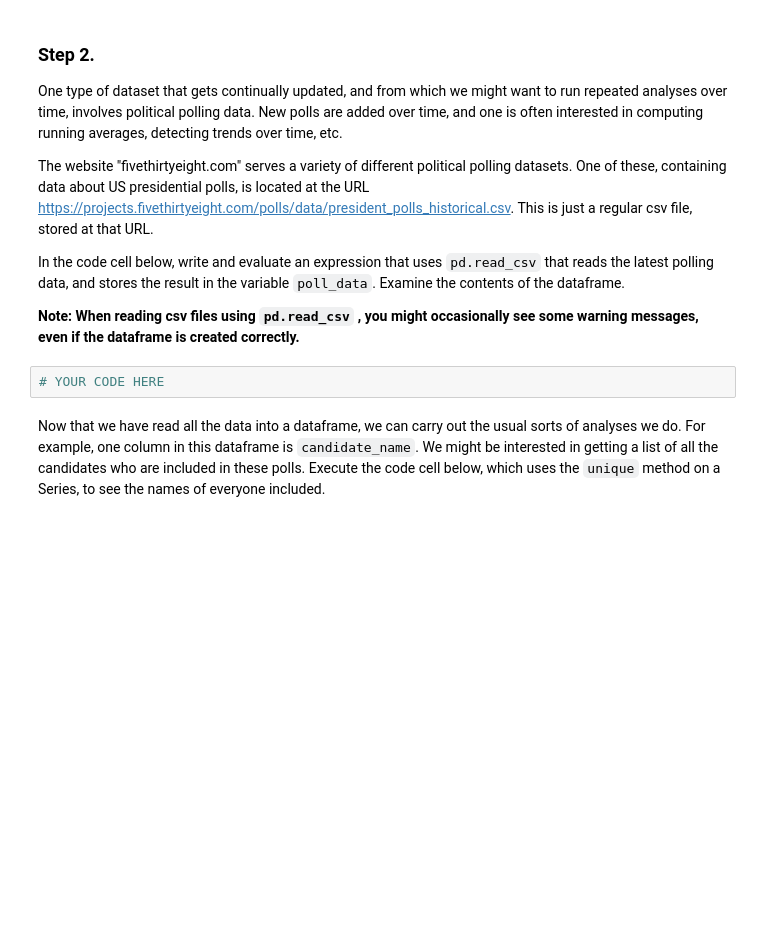
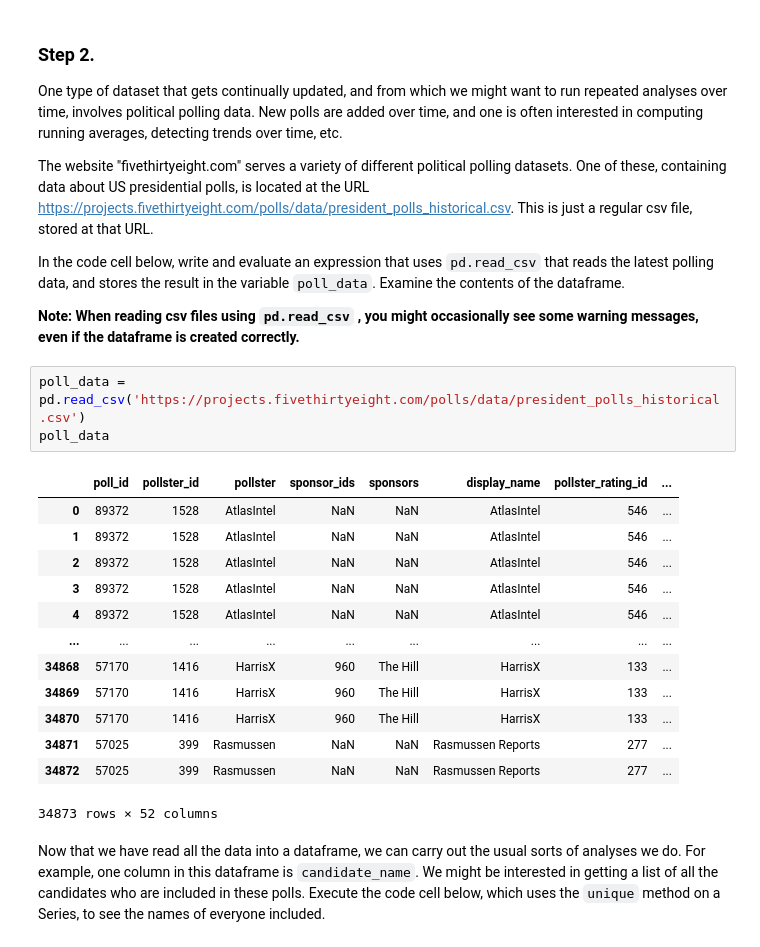
Before and after one commit to brownieboi3128/CIS_340, a Jupyter notebook: 3/3.11/demo/Demo3.11_ReadURL.ipynb, the cells around one changed output. Drawn from its saved outputs; the diff is of its cells as text; blank space fills up the shorter version.

````diff
--- a/3/3.11/demo/Demo3.11_ReadURL.ipynb
+++ b/3/3.11/demo/Demo3.11_ReadURL.ipynb
@@ -38,8 +56,23 @@ The website "fivethirtyeight.com" serves a variety of different political pollin
 In the code cell below, write and evaluate an expression that uses ```pd.read_csv``` that reads the latest polling data, and stores the result in the variable ```poll_data```.  Examine the contents of the dataframe.
 
 <b>Note: When reading csv files using ```pd.read_csv``` , you might occasionally see some warning messages, even if the dataframe is created correctly.
-# %%
-# YOUR CODE HERE
+# %%
+poll_data = pd.read_csv('https://projects.fivethirtyeight.com/polls/data/president_polls_historical.csv')
+poll_data
+# %% [output]
+|  | poll_id | pollster_id | pollster | sponsor_ids | sponsors | display_name | pollster_rating_id | ... |
+| 0 | 89372 | 1528 | AtlasIntel | NaN | NaN | AtlasIntel | 546 | ... |
+| 1 | 89372 | 1528 | AtlasIntel | NaN | NaN | AtlasIntel | 546 | ... |
+| 2 | 89372 | 1528 | AtlasIntel | NaN | NaN | AtlasIntel | 546 | ... |
+| 3 | 89372 | 1528 | AtlasIntel | NaN | NaN | AtlasIntel | 546 | ... |
+| 4 | 89372 | 1528 | AtlasIntel | NaN | NaN | AtlasIntel | 546 | ... |
+| ... | ... | ... | ... | ... | ... | ... | ... | ... |
+| 34868 | 57170 | 1416 | HarrisX | 960 | The Hill | HarrisX | 133 | ... |
+| 34869 | 57170 | 1416 | HarrisX | 960 | The Hill | HarrisX | 133 | ... |
+| 34870 | 57170 | 1416 | HarrisX | 960 | The Hill | HarrisX | 133 | ... |
+| 34871 | 57025 | 399 | Rasmussen | NaN | NaN | Rasmussen Reports | 277 | ... |
+| 34872 | 57025 | 399 | Rasmussen | NaN | NaN | Rasmussen Reports | 277 | ... |
+34873 rows × 52 columns
 # %% [markdown]
 Now that we have read all the data into a dataframe, we can carry out the usual sorts of analyses we do.  For example, one column in this dataframe is ```candidate_name```.  We might be interested in getting a list of all the candidates who are included in these polls.  Execute the code cell below, which uses the <code>unique</code> method on a Series, to see the names of everyone included.
 # %%
````
Also changed, not shown: parts of 10 cells of this notebook, 1 other file.
